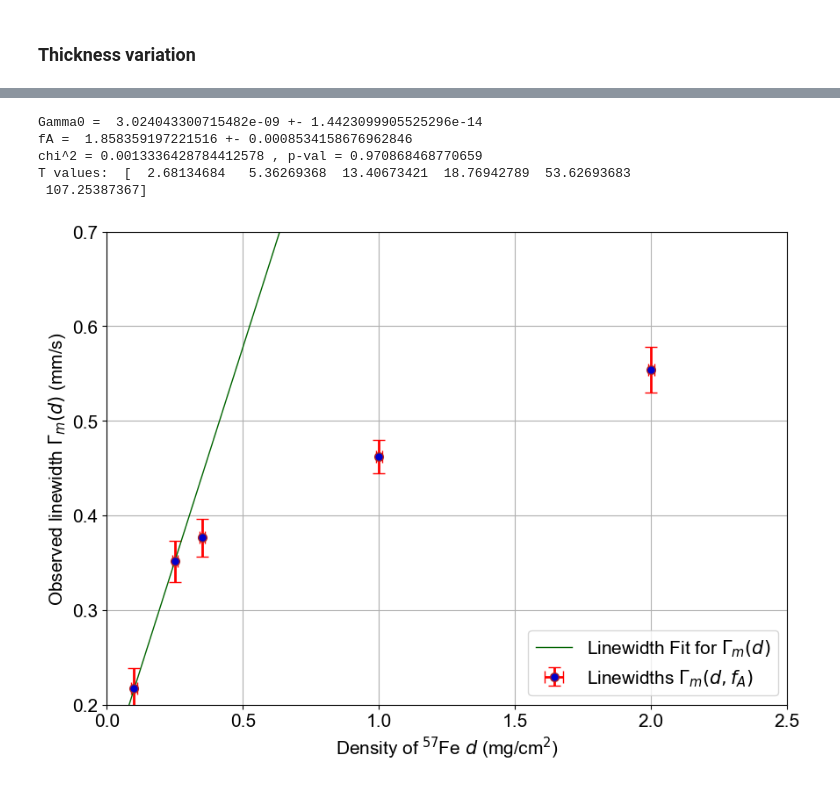
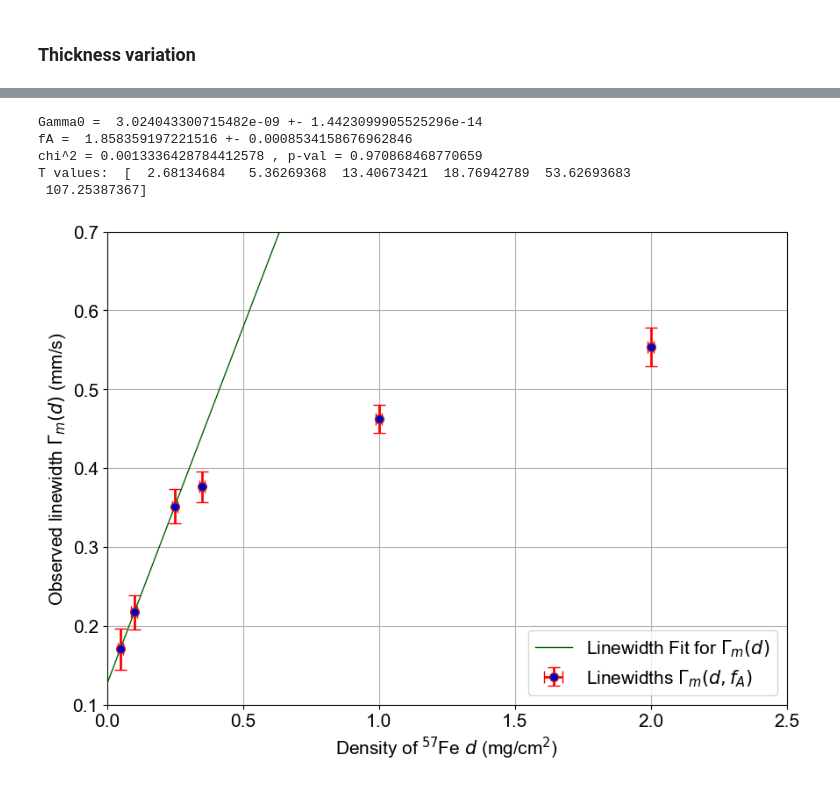
Before and after one commit to LinusWo/EXP11, a Jupyter notebook: SvenLuner/a/notebooks/analysis.ipynb, the cells around one changed output, grey strips where cells are left out. Cells and saved outputs as stored; diff of their text form; code cells hidden in the pictures.

```diff
--- a/SvenLuner/a/notebooks/analysis.ipynb
+++ b/SvenLuner/a/notebooks/analysis.ipynb
@@ -87,32 +88,32 @@ def gamma_gem(d, gamma0, fA):
 
 end = -3
 [gamma0, fA], cov = optimize.curve_fit(gamma_gem, d[:end], gamma[:end])
 print("Gamma0 = ", gamma0 * 4.8077e-8, "+-", cov[0,0] * 4.8077e-8)
 print("fA = ", fA, "+-", cov[1,1])
 chi_2, p_val = get_chi_squared(gamma_gem(d[:end], gamma0, fA), gamma[:end], ampl_error[:end], 2)
 print("chi^2 =", chi_2, ", p-val =", p_val)
 print("T values: ", 0.606 * fA * d / 0.021)
 plt.figure(figsize=(10,7))
 # we assume the density error to be +-0.01 mg/cm^2
 d_error = np.full((6),0.01)
 plt.errorbar(d, gamma, xerr=d_error, yerr=gamma_err,
              **marker_style, **error_style, label="Linewidths $\Gamma_{m}(d, f_A)$")
 plt.plot(np.linspace(0,2.5), gamma_gem(np.linspace(0,2.5), gamma0, fA),
          **fit_style, label="Linewidth Fit for $\Gamma_{m}(d)$")
 
 plt.xlabel("Density of $^{57}$Fe $d$ (mg/cm$^2$)")
 plt.xlim(0, 2.5)
 plt.ylabel("Observed linewidth $\Gamma_{m}(d)$ (mm/s)")
-plt.ylim(0.2, 0.7)
+plt.ylim(0.1, 0.7)
 
 plt.legend(fancybox=True,loc="lower right")
 plt.grid()
 plt.savefig('thickness_variation_linfit.pdf', pad_inches=0.1, bbox_inches="tight")
 plt.show()
 # %% [output]
 Gamma0 =  3.024043300715482e-09 +- 1.4423099905525296e-14
 fA =  1.858359197221516 +- 0.0008534158676962846
 chi^2 = 0.0013336428784412578 , p-val = 0.970868468770659
 T values:  [  2.68134684   5.36269368  13.40673421  18.76942789  53.62693683
  107.25387367]
-[figure, old version]
+[figure, new version]
```
Also changed, not shown: parts of 1 cell of this notebook, 1 other file.
